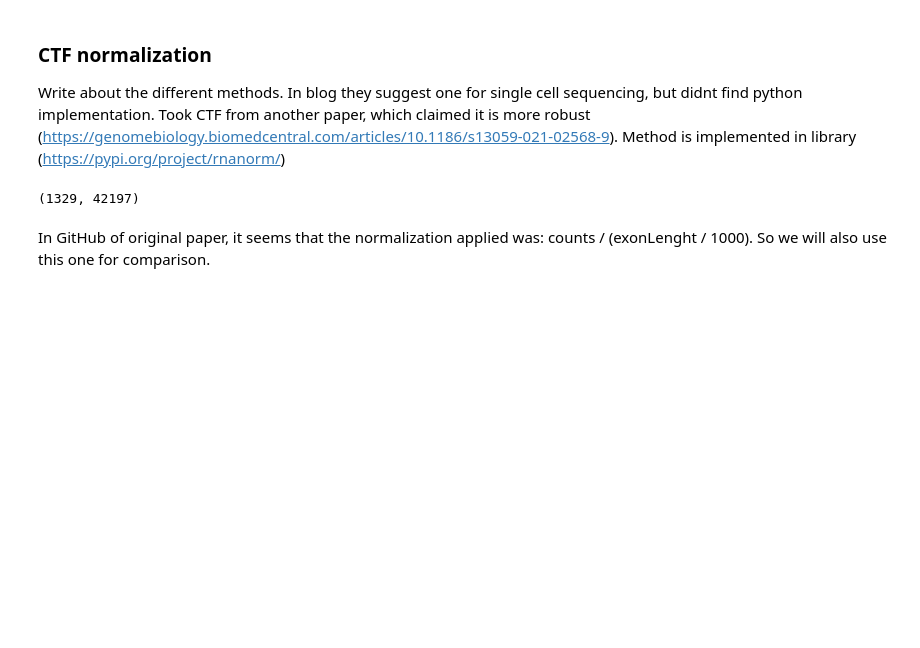
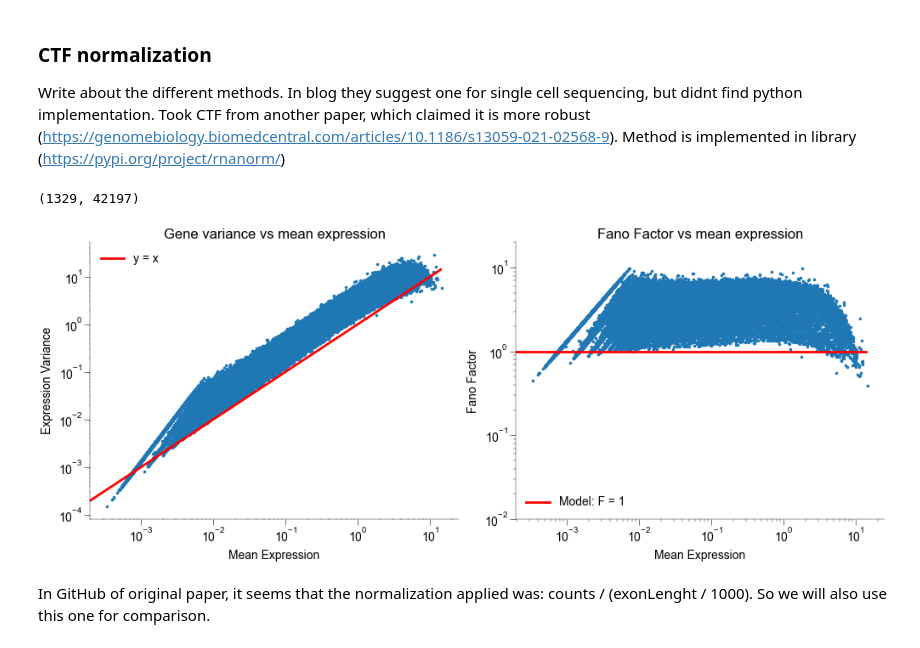
Before and after one commit to dtc103/neural-data-science-project, a Jupyter notebook: notebooks/practical03.ipynb, the cells around one changed output. Cells and saved outputs as stored; diff of their text form; code cells hidden in the pictures; blank space fills up the shorter version.

```diff
--- a/notebooks/practical03.ipynb
+++ b/notebooks/practical03.ipynb
@@ -606,3 +359,9 @@ axs[1].legend()
+# %%
+log_CTF_exon_counts = np.log2(CTF_exon_counts + 1)
+
+plots.plot_fano_factor(log_CTF_exon_counts, ylim=(0.01, 20))
+# %% [output]
+[figure, added]
 # %% [markdown]
 In GitHub of original paper, it seems that the normalization applied was: counts / (exonLenght / 1000). So we will also use this one for comparison.
 # %% [markdown]
```
Also changed, not shown: parts of 28 cells of this notebook, 2 other files.
